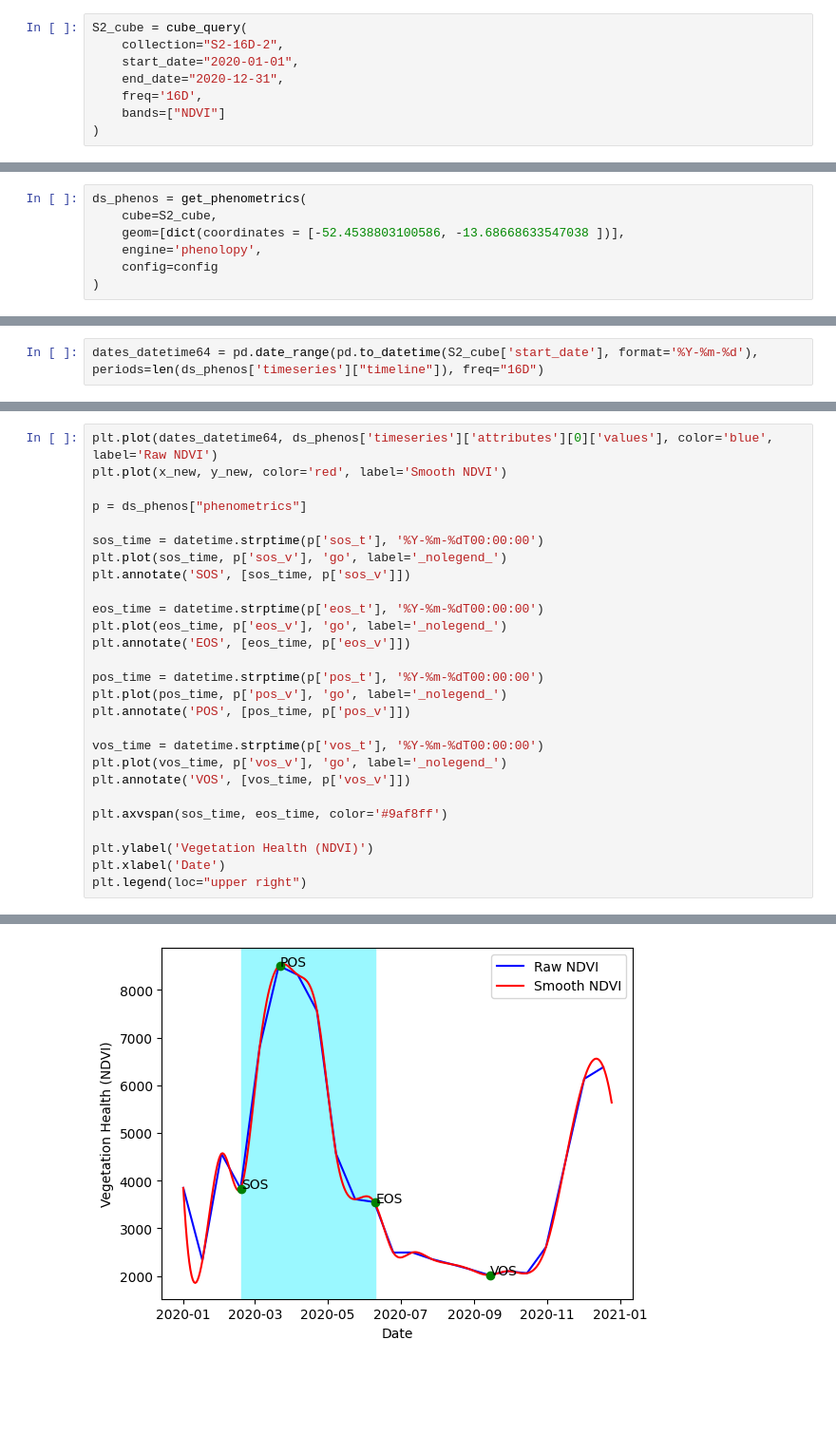
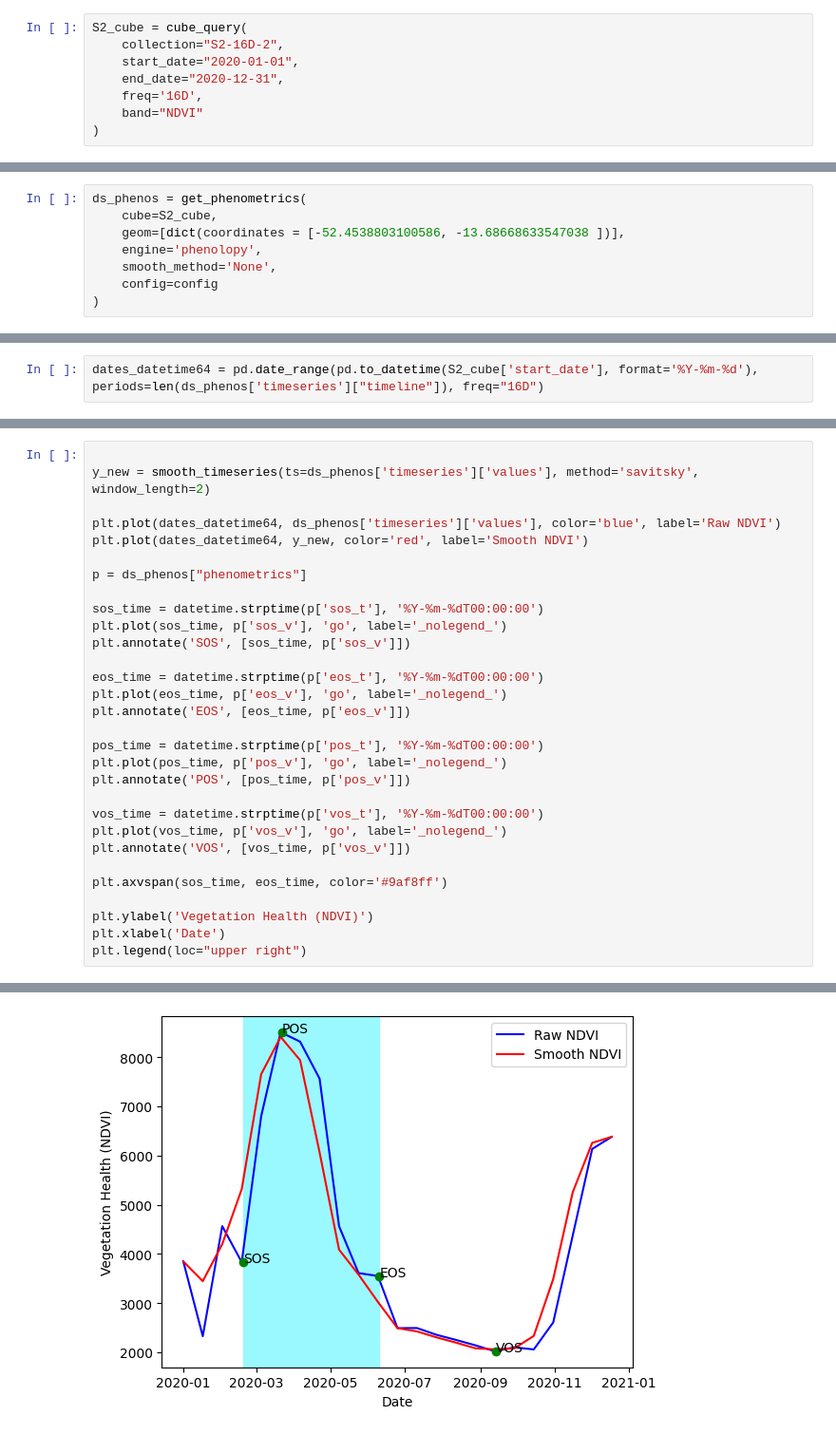
Before and after one commit to GSansigolo/wcpms, a Jupyter notebook: exemples/notebooks/1_get_phenometrics.ipynb, the cells around one changed output, grey strips where cells are left out. Shown at 95% size. Cells and saved outputs as stored; diff of their text form; blank space fills up the shorter version.

Commit message:
add smooth timeseries

```diff
--- a/exemples/notebooks/1_get_phenometrics.ipynb
+++ b/exemples/notebooks/1_get_phenometrics.ipynb
@@ -24,7 +24,7 @@ S2_cube = cube_query(
     start_date="2020-01-01",
     end_date="2020-12-31",
     freq='16D',
-    bands=["NDVI"]
+    band="NDVI"
 )
 # %%
 S2_cube
@@ -39,6 +39,7 @@ ds_phenos = get_phenometrics(
     cube=S2_cube,
     geom=[dict(coordinates = [-52.4538803100586, -13.68668633547038 ])],
     engine='phenolopy',
+    smooth_method='None',
     config=config
 )
 # %% [output]
@@ -96,30 +89,33 @@ y_new = bspline(x_new)
 # %%
-plt.plot(dates_datetime64, ds_phenos['timeseries']['attributes'][0]['values'], color='blue', label='Raw NDVI')
-plt.plot(x_new, y_new, color='red', label='Smooth NDVI')
+
+y_new = smooth_timeseries(ts=ds_phenos['timeseries']['values'], method='savitsky', window_length=2)
+
+plt.plot(dates_datetime64, ds_phenos['timeseries']['values'], color='blue', label='Raw NDVI')
+plt.plot(dates_datetime64, y_new, color='red', label='Smooth NDVI')
 
 p = ds_phenos["phenometrics"]
 
 sos_time = datetime.strptime(p['sos_t'], '%Y-%m-%dT00:00:00')
 plt.plot(sos_time, p['sos_v'], 'go', label='_nolegend_')
 plt.annotate('SOS', [sos_time, p['sos_v']])
 
 eos_time = datetime.strptime(p['eos_t'], '%Y-%m-%dT00:00:00')
 plt.plot(eos_time, p['eos_v'], 'go', label='_nolegend_')
 plt.annotate('EOS', [eos_time, p['eos_v']])
 
 pos_time = datetime.strptime(p['pos_t'], '%Y-%m-%dT00:00:00')
 plt.plot(pos_time, p['pos_v'], 'go', label='_nolegend_')
 plt.annotate('POS', [pos_time, p['pos_v']])
 
 vos_time = datetime.strptime(p['vos_t'], '%Y-%m-%dT00:00:00')
 plt.plot(vos_time, p['vos_v'], 'go', label='_nolegend_')
 plt.annotate('VOS', [vos_time, p['vos_v']])
 
 plt.axvspan(sos_time, eos_time, color='#9af8ff')
 
 plt.ylabel('Vegetation Health (NDVI)')
 plt.xlabel('Date')
 plt.legend(loc="upper right")
 # %% [output]
 <matplotlib.legend.Legend at 0x...>
-[figure, old version]
+[figure, new version]
```
Also changed, not shown: parts of 6 cells of this notebook, 8 other files.
